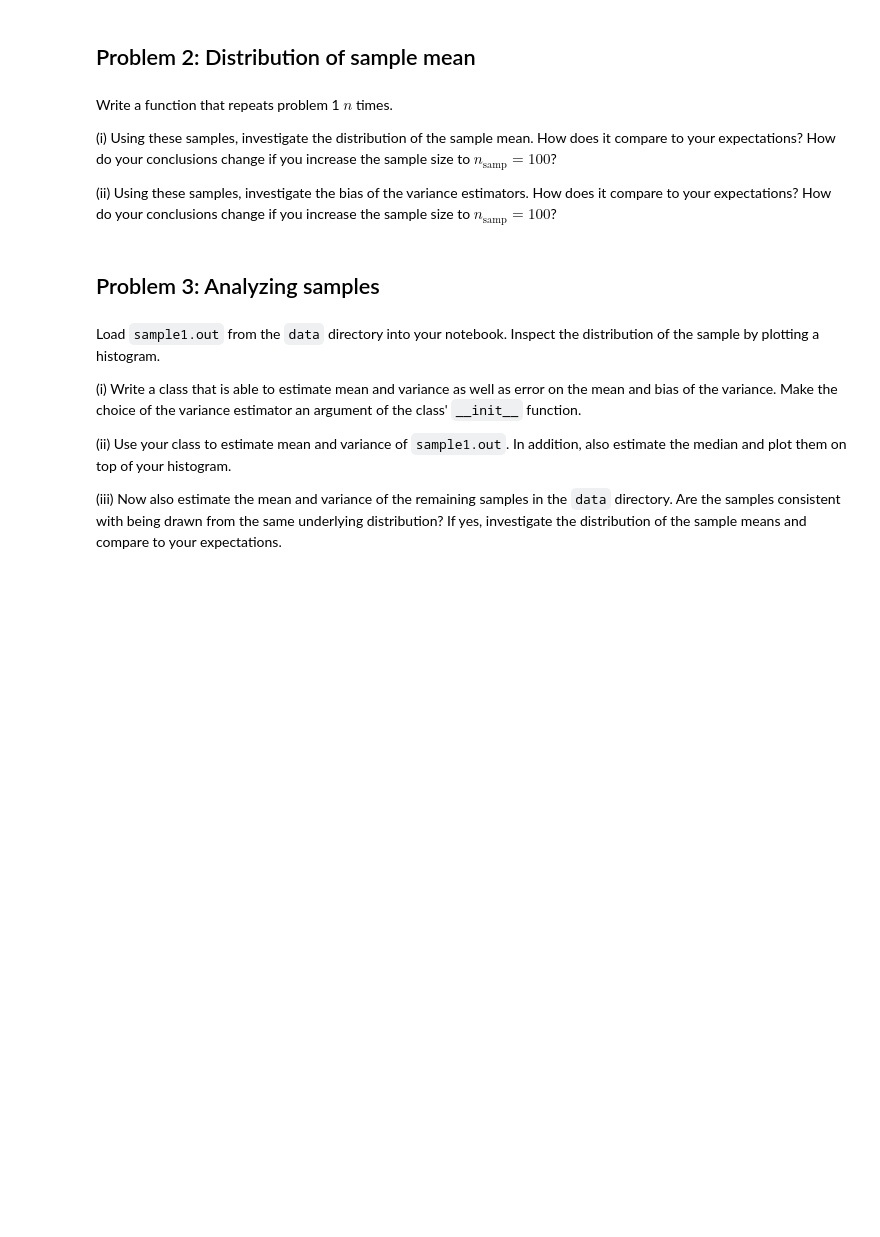
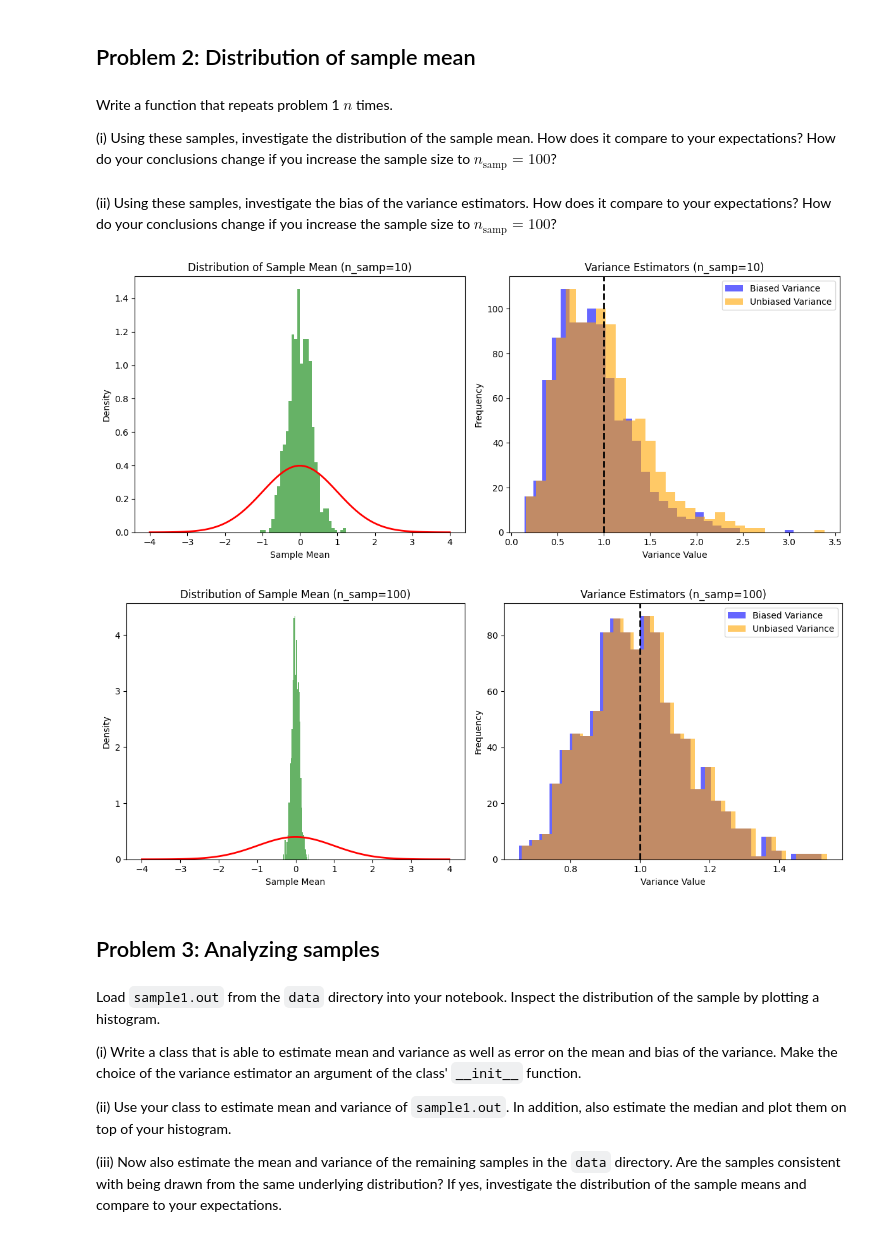
Before and after one commit to dianalopez507/master-bonn-stat-methods, a Jupyter notebook: Ex.3/P03_point-processes_Problem1_Rutul.ipynb, the cells around one changed output. Cells and saved outputs as stored; diff of their text form; code cells hidden in the pictures; blank space fills up the shorter version.

```diff
--- a/Ex.3/P03_point-processes_Problem1_Rutul.ipynb
+++ b/Ex.3/P03_point-processes_Problem1_Rutul.ipynb
@@ -63,5 +59,3 @@ print(sample_means)
 Write a function that repeats problem 1 $n$ times.
 
 (i) Using these samples, investigate the distribution of the sample mean. How does it compare to your expectations? How do your conclusions change if you increase the sample size to $n_{\mathrm{samp}}=100$?
-
-(ii) Using these samples, investigate the bias of the variance estimators. How does it compare to your expectations? How do your conclusions change if you increase the sample size to $n_{\mathrm{samp}}=100$?
@@ -68,3 +77,41 @@ Write a function that repeats problem 1 $n$ times.
+# %% [markdown]
+(ii) Using these samples, investigate the bias of the variance estimators. How does it compare to your expectations? How do your conclusions change if you increase the sample size to $n_{\mathrm{samp}}=100$?
+# %%
+def analyze_distribution_and_bias(n_reps=1000, n_samp_list=[10, 100]):
+    for n_samp in n_samp_list:
+        sample_means, variances_biased, variances_unbiased = simulate_samples(n_reps, n_samp)
+
+        # (i) Investigate the distribution of the sample mean
+        plt.figure(figsize=(12, 5))
+
+        plt.subplot(1, 2, 1)
+        plt.hist(sample_means, bins=30, density=True, alpha=0.6, color='g')
+        plt.title(f'Distribution of Sample Mean (n_samp={n_samp})')
+        plt.xlabel('Sample Mean')
+        plt.ylabel('Density')
+
+        # Overlaying the expected normal distribution
+        x = np.linspace(-4, 4, 100)
+        plt.plot(x, (1/(np.sqrt(2 * np.pi))) * np.exp(-x**2 / 2), color='red', lw=2)
+
+        # (ii) Investigate bias of variance estimators
+        plt.subplot(1, 2, 2)
+        plt.hist(variances_biased, bins=30, alpha=0.6, color='b', label='Biased Variance')
+        plt.hist(variances_unbiased, bins=30, alpha=0.6, color='orange', label='Unbiased Variance')
+        plt.title(f'Variance Estimators (n_samp={n_samp})')
+        plt.xlabel('Variance Value')
+        plt.ylabel('Frequency')
+        plt.axvline(x=sigma**2, color='k', linestyle='dashed', linewidth=2)  # True variance line
+        plt.legend()
+
+        plt.tight_layout()
+        plt.show()
+# %%
+# Running the analysis for different sample sizes
+analyze_distribution_and_bias(n_reps=1000)
+# %% [output]
+[figure, added]
+[figure, added]
 # %% [markdown]
 ## Problem 3: Analyzing samples
 # %% [markdown]
```
Also changed, not shown: parts of 4 cells of this notebook.
